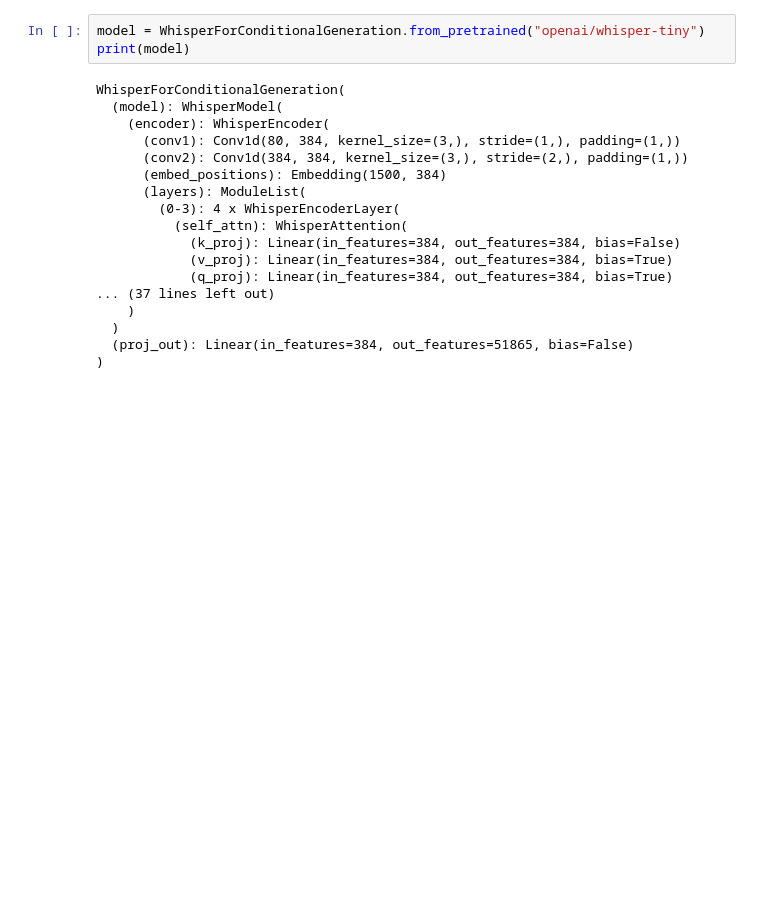
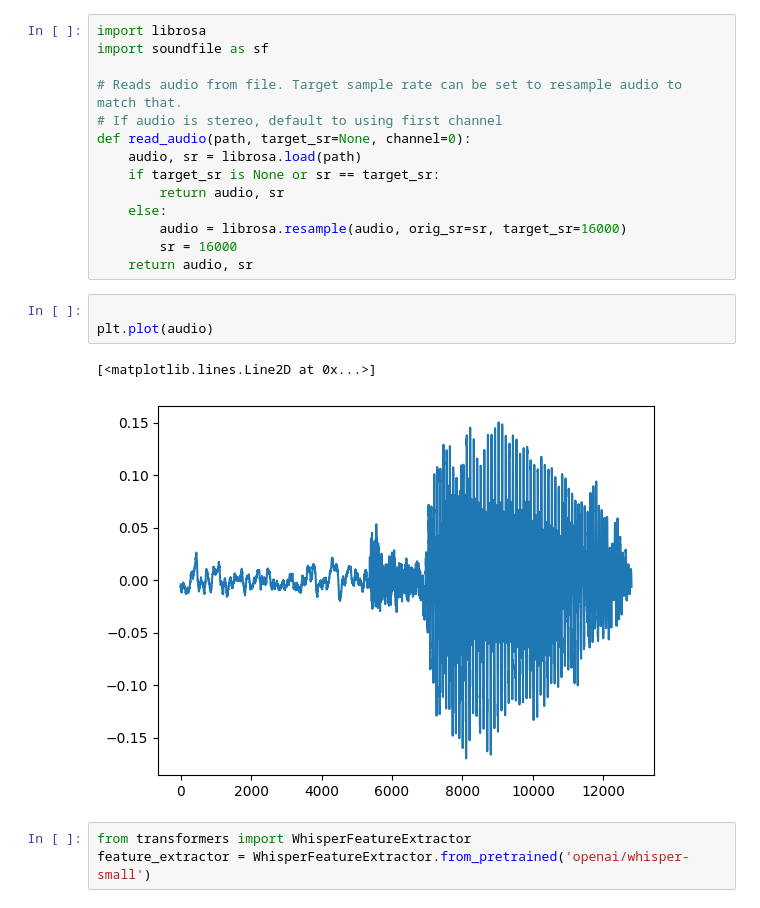
Before and after one commit to Patipol-BKK/whisper-for-letter-classification, a Jupyter notebook: Data Vis.ipynb, the cells around one changed output. Saved outputs shown, nothing was run; the diff lists cells and outputs as text; blank space fills up the shorter version.

```diff
--- a/Data Vis.ipynb
+++ b/Data Vis.ipynb
@@ -28,21 +77,23 @@ from X import Y
 # %%
-model = WhisperForConditionalGeneration.from_pretrained("openai/whisper-tiny")
-print(model)
+import librosa
+import soundfile as sf
+
+# Reads audio from file. Target sample rate can be set to resample audio to match that.
+# If audio is stereo, default to using first channel
+def read_audio(path, target_sr=None, channel=0):
+    audio, sr = librosa.load(path)
+    if target_sr is None or sr == target_sr:
+        return audio, sr
+    else:
+        audio = librosa.resample(audio, orig_sr=sr, target_sr=16000)
+        sr = 16000
+    return audio, sr
-# %% [output]
-WhisperForConditionalGeneration(
-  (model): WhisperModel(
-    (encoder): WhisperEncoder(
-      (conv1): Conv1d(80, 384, kernel_size=(3,), stride=(1,), padding=(1,))
-      (conv2): Conv1d(384, 384, kernel_size=(3,), stride=(2,), padding=(1,))
-      (embed_positions): Embedding(1500, 384)
-      (layers): ModuleList(
-        (0-3): 4 x WhisperEncoderLayer(
-          (self_attn): WhisperAttention(
-            (k_proj): Linear(in_features=384, out_features=384, bias=False)
-            (v_proj): Linear(in_features=384, out_features=384, bias=True)
-            (q_proj): Linear(in_features=384, out_features=384, bias=True)
-... (37 lines left out)
-    )
-  )
-  (proj_out): Linear(in_features=384, out_features=51865, bias=False)
-)
+# %%
+
+plt.plot(audio)
+# %% [output]
+[<matplotlib.lines.Line2D at 0x...>]
+[figure, added]
+# %%
+from transformers import WhisperFeatureExtractor
+feature_extractor = WhisperFeatureExtractor.from_pretrained('openai/whisper-small')
```
Also changed, not shown: parts of 7 cells of this notebook.
